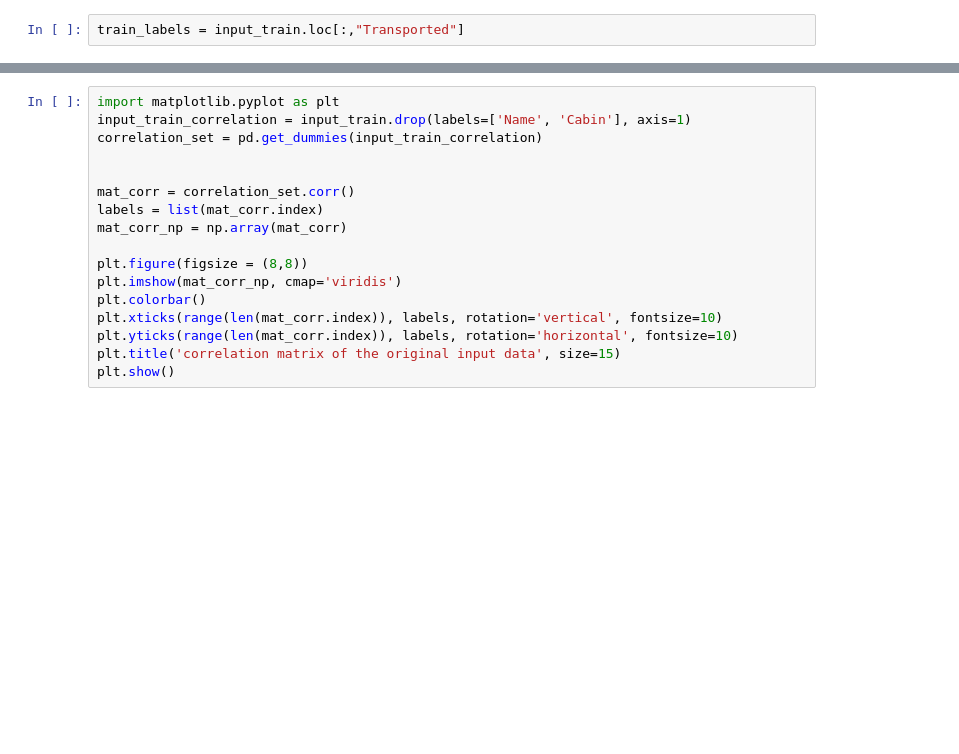
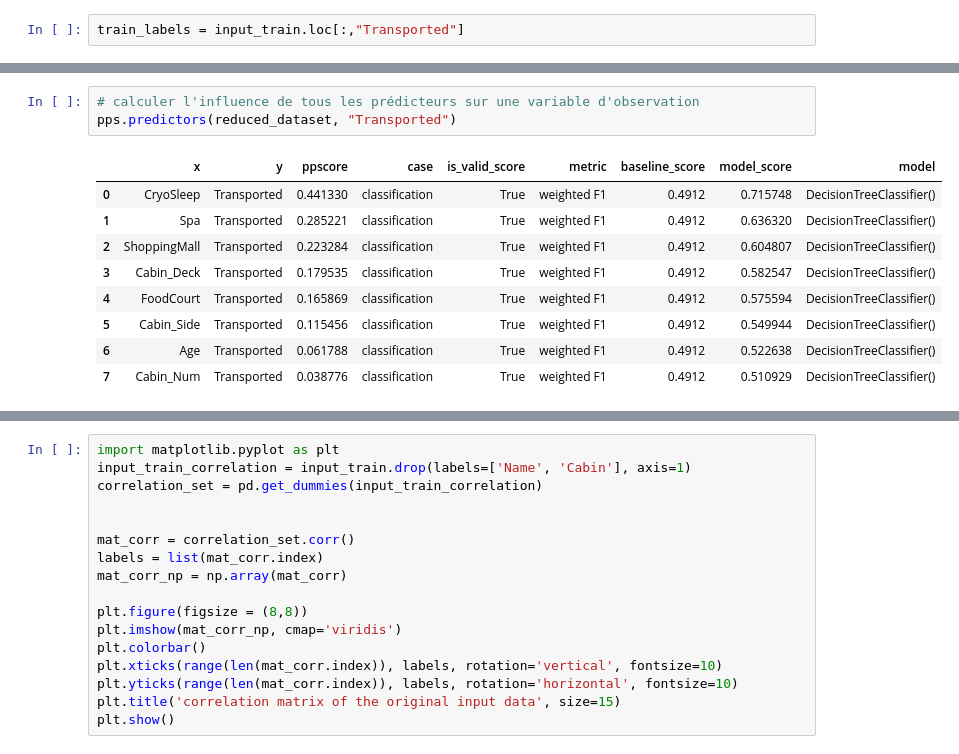
Before and after one commit to MatthiasPersonnaz/Kaggle_Projects, a Jupyter notebook: Spaceship Titanic/Spaceship_Titanic.ipynb, the cells around one changed output, grey strips where cells are left out. Cells and saved outputs as stored; diff of their text form; blank space fills up the shorter version.

```diff
--- a/Spaceship Titanic/Spaceship_Titanic.ipynb
+++ b/Spaceship Titanic/Spaceship_Titanic.ipynb
@@ -119,0 +139,13 @@ train_labels = input_train.loc[:,"Transported"]
+# %%
+# calculer l'influence de tous les prédicteurs sur une variable d'observation
+pps.predictors(reduced_dataset, "Transported")
+# %% [output]
+|  | x | y | ppscore | case | is_valid_score | metric | baseline_score | model_score | model |
+| 0 | CryoSleep | Transported | 0.441330 | classification | True | weighted F1 | 0.4912 | 0.715748 | DecisionTreeClassifier() |
+| 1 | Spa | Transported | 0.285221 | classification | True | weighted F1 | 0.4912 | 0.636320 | DecisionTreeClassifier() |
+| 2 | ShoppingMall | Transported | 0.223284 | classification | True | weighted F1 | 0.4912 | 0.604807 | DecisionTreeClassifier() |
+| 3 | Cabin_Deck | Transported | 0.179535 | classification | True | weighted F1 | 0.4912 | 0.582547 | DecisionTreeClassifier() |
+| 4 | FoodCourt | Transported | 0.165869 | classification | True | weighted F1 | 0.4912 | 0.575594 | DecisionTreeClassifier() |
+| 5 | Cabin_Side | Transported | 0.115456 | classification | True | weighted F1 | 0.4912 | 0.549944 | DecisionTreeClassifier() |
+| 6 | Age | Transported | 0.061788 | classification | True | weighted F1 | 0.4912 | 0.522638 | DecisionTreeClassifier() |
+| 7 | Cabin_Num | Transported | 0.038776 | classification | True | weighted F1 | 0.4912 | 0.510929 | DecisionTreeClassifier() |
```
Also changed, not shown: parts of 6 cells of this notebook, 8 other files.
